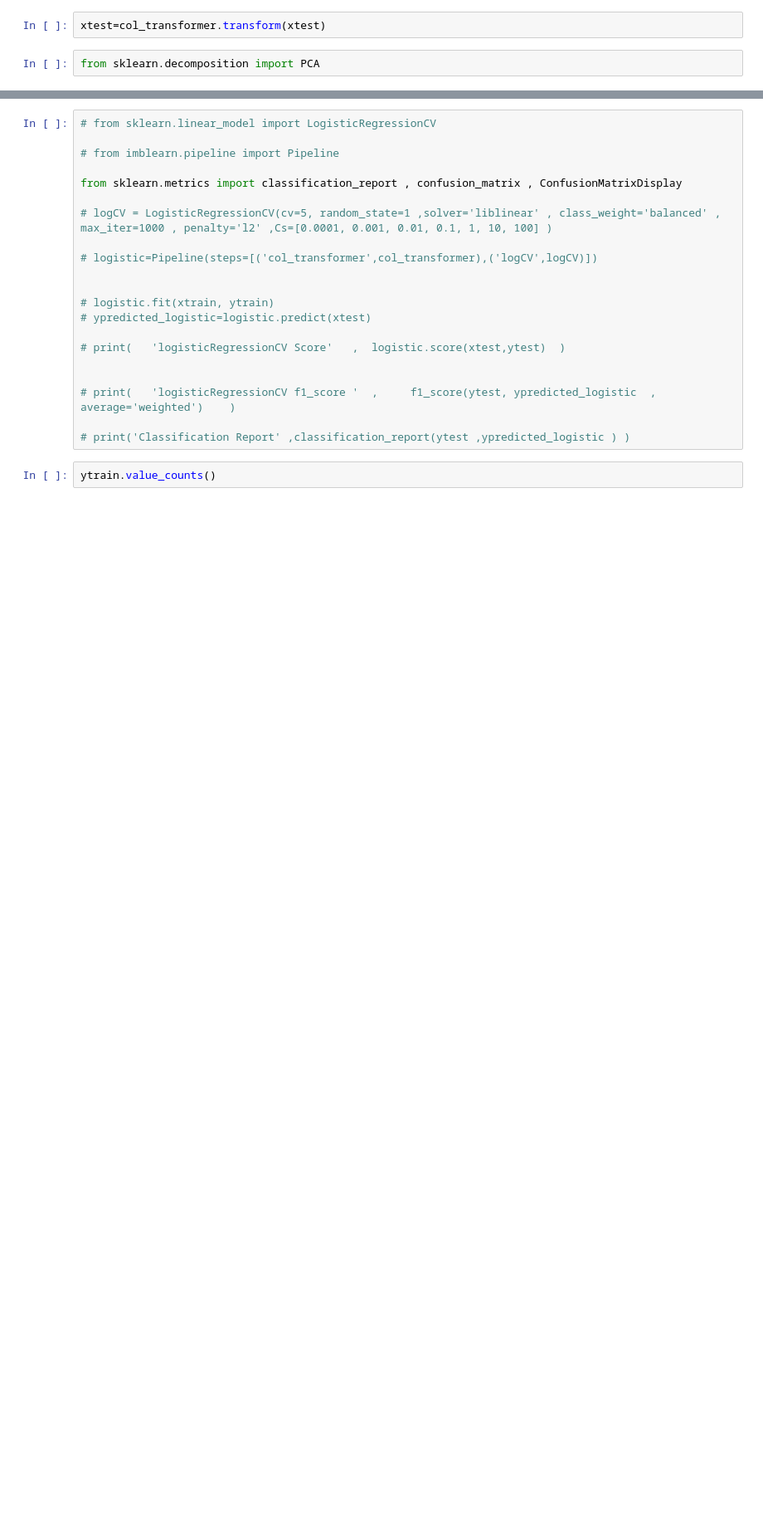
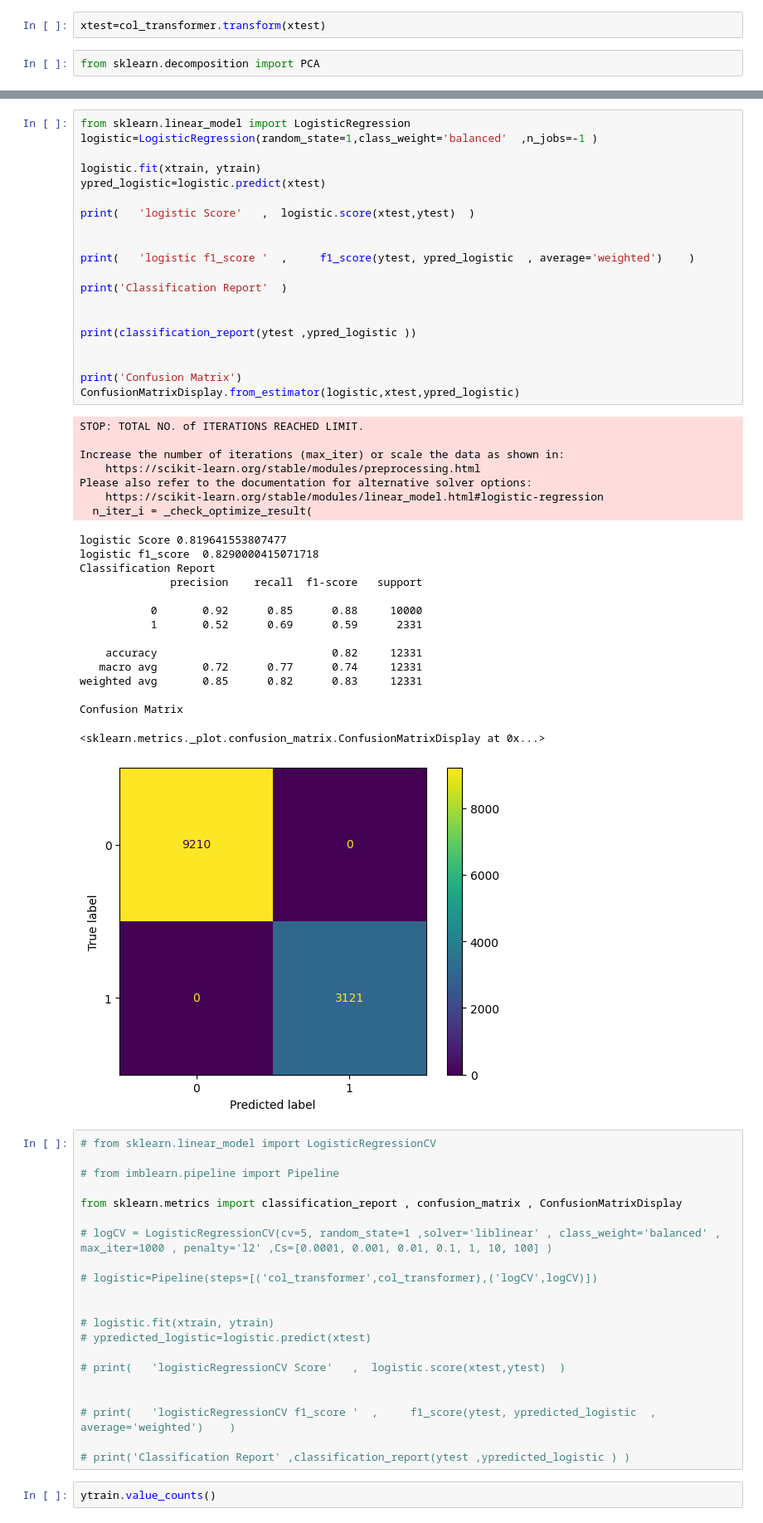
Before and after one commit to linisha04/Predict-the-Success-of-Bank-telemarketing, a Jupyter notebook: liniiiii.ipynb, the cells around one changed output, grey strips where cells are left out. Shown at 83% size. Cells and saved outputs as stored; diff of their text form; blank space fills up the shorter version.

```diff
--- a/liniiiii.ipynb
+++ b/liniiiii.ipynb
@@ -1019,3 +1006,46 @@ ytrain.shape
+# %%
+from sklearn.linear_model import LogisticRegression
+logistic=LogisticRegression(random_state=1,class_weight='balanced'  ,n_jobs=-1 )
+
+logistic.fit(xtrain, ytrain)
+ypred_logistic=logistic.predict(xtest)
+
+print(   'logistic Score'   ,  logistic.score(xtest,ytest)  )
+
+
+print(   'logistic f1_score '  ,     f1_score(ytest, ypred_logistic  , average='weighted')    )
+
+print('Classification Report'  )
+
+
+print(classification_report(ytest ,ypred_logistic ))
+
+
+print('Confusion Matrix')
+ConfusionMatrixDisplay.from_estimator(logistic,xtest,ypred_logistic)
+# %% [output]
+STOP: TOTAL NO. of ITERATIONS REACHED LIMIT.
+
+Increase the number of iterations (max_iter) or scale the data as shown in:
+    https://scikit-learn.org/stable/modules/preprocessing.html
+Please also refer to the documentation for alternative solver options:
+    https://scikit-learn.org/stable/modules/linear_model.html#logistic-regression
+  n_iter_i = _check_optimize_result(
+logistic Score 0.819641553807477
+logistic f1_score  0.8290000415071718
+Classification Report
+              precision    recall  f1-score   support
+
+           0       0.92      0.85      0.88     10000
+           1       0.52      0.69      0.59      2331
+
+    accuracy                           0.82     12331
+   macro avg       0.72      0.77      0.74     12331
+weighted avg       0.85      0.82      0.83     12331
+
+Confusion Matrix
+<sklearn.metrics._plot.confusion_matrix.ConfusionMatrixDisplay at 0x...>
+[figure, added]
 # %%
 # from sklearn.linear_model import LogisticRegressionCV
 
```
Also changed, not shown: parts of 18 cells of this notebook.
